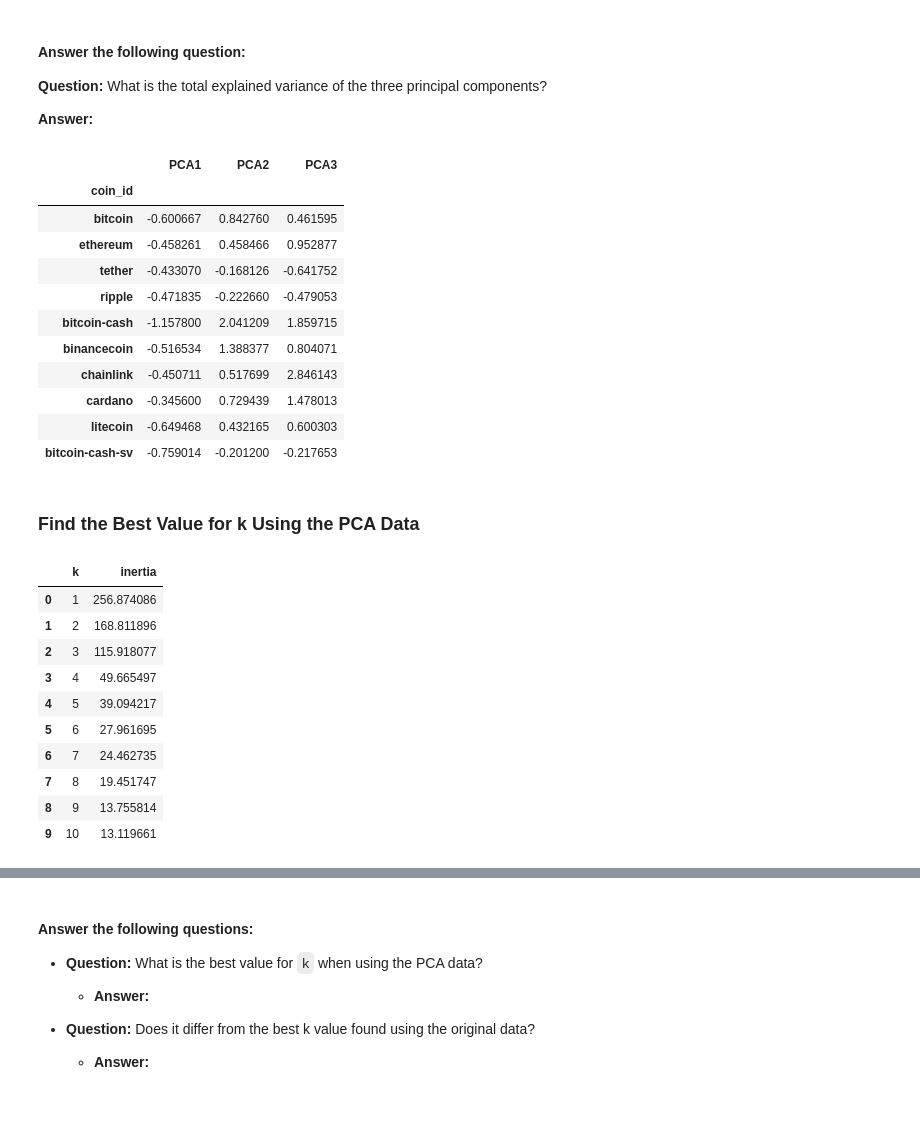
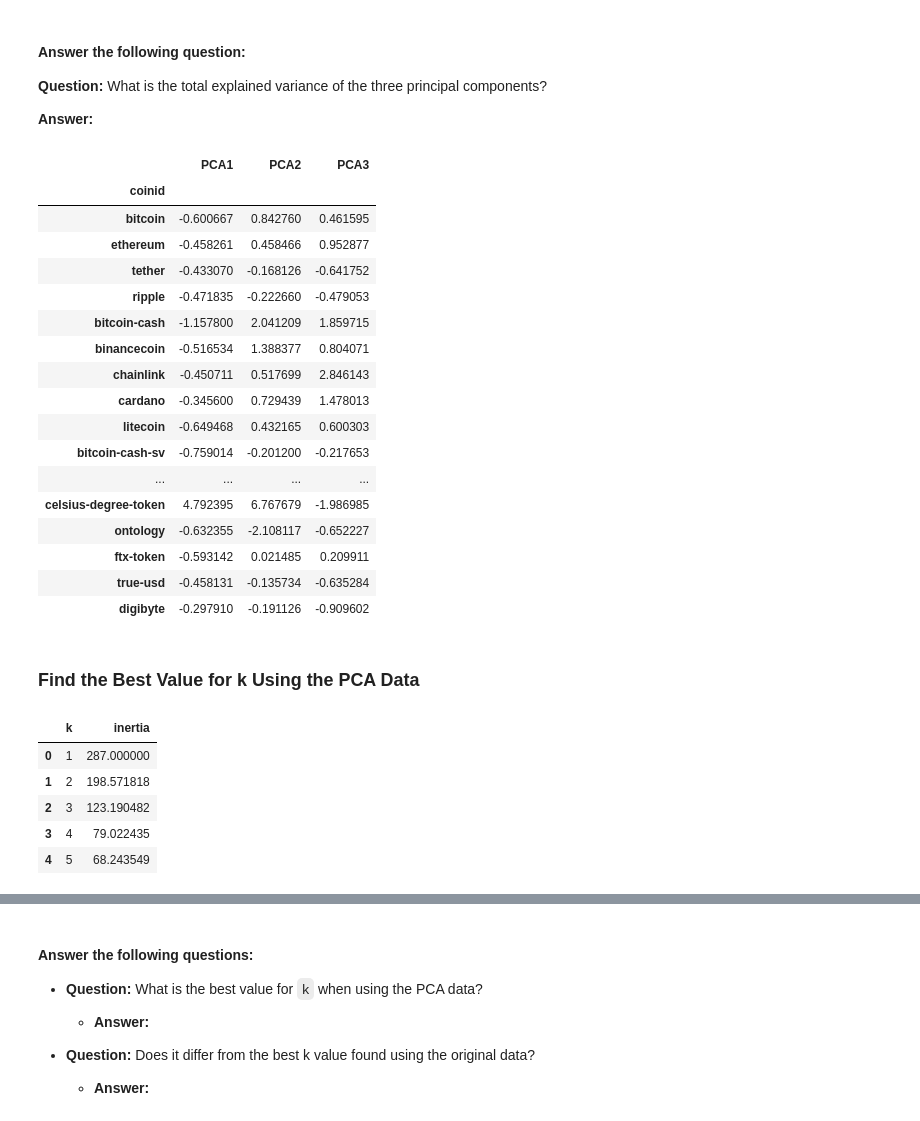
Before and after one commit to eporter13/CryptoClustering, a Jupyter notebook: Crypto_Clustering.ipynb, the cells around one changed output, grey strips where cells are left out. Cells and saved outputs as stored; diff of their text form; code cells hidden in the pictures.

```diff
--- a/Crypto_Clustering.ipynb
+++ b/Crypto_Clustering.ipynb
@@ -80,7 +67,9 @@ display(scaled_df)
 # %%
 # Create a list with the number of k-values to try
 # Use a range from 1 to 11
+
 k = list(range(1, 11))
+
 
 # Create an empty list to store the inertia values
 inertia = []
@@ -91,21 +80,18 @@ inertia = []
 # 2. Fit the model to the data using the scaled DataFrame
 # 3. Append the model.inertia_ to the inertia list
 for i in k:
-    model = KMeans(n_clusters=i, n_init='auto', random_state=1)
-    model.fit(scaled_df)
-    inertia.append(model.inertia_)
+    k_model = KMeans(n_clusters=i, n_init='auto', random_state=0)
+    k_model.fit(scaled_df)
+    inertia.append(k_model.inertia_)
 
 # Create a dictionary with the data to plot the Elbow curve
-elbow_data = {
-    "k": k,
-    "inertia": inertia
-}
+elbow_data = {"k": k, "inertia": inertia}
 
 # Create a DataFrame with the data to plot the Elbow curve
 df_elbow = pd.DataFrame(elbow_data)
 
 # Display the DataFrame
-df_elbow
+df_elbow.head()
 # %% [output]
 |  | k | inertia |
 | 0 | 1 | 287.000000 |
@@ -130,5 +120,6 @@ df_elbow
 ### Cluster Cryptocurrencies with K-means Using the Original Scaled Data.
 # %%
 # Initialize the K-Means model using the best value for k
+model = KMeans(n_clusters=4, n_init='auto', random_state=1)
 # %%
 # Fit the K-Means model using the scaled data
@@ -160,11 +169,13 @@ df_elbow
 ### Optimize Clusters with Principal Component Analysis.
 # %%
 # Create a PCA model instance and set `n_components=3`.
+pca3=PCA(n_components=3)
 # %%
 # Use the PCA model with `fit_transform` on the original scaled DataFrame to reduce to three principal components.
-
+pca_scaled = pca3.fit_transform(scaled_df)
 
 # View the first five rows of the DataFrame.
+pca_scaled[:5]
 # %% [output]
 array([[-0.60066733,  0.84276006,  0.46159457],
        [-0.45826071,  0.45846566,  0.95287678],
@@ -184,20 +196,24 @@ array([0.3719856 , 0.34700813, 0.17603793])
 # %%
 # Create a new DataFrame with the PCA data.
 # Note: The code for this step is provided for you
 
 # Creating a DataFrame with the PCA data
-
+pca_df = pd.DataFrame(
+    pca_scaled,
+    columns=["PCA1", "PCA2","PCA3"]
+)
 
 # Copy the crypto names from the original data
-
+pca_df['coinid'] = market_data_df.index
 
 # Set the coinid column as index
-
+pca_df.set_index('coinid', inplace=True)
 
 # Display sample data
+pca_df
 # %% [output]
 |  | PCA1 | PCA2 | PCA3 |
-| coin_id |  |  |  |
+| coinid |  |  |  |
 | bitcoin | -0.600667 | 0.842760 | 0.461595 |
 | ethereum | -0.458261 | 0.458466 | 0.952877 |
 | tether | -0.433070 | -0.168126 | -0.641752 |
@@ -208,42 +224,47 @@ array([0.3719856 , 0.34700813, 0.17603793])
 | cardano | -0.345600 | 0.729439 | 1.478013 |
 | litecoin | -0.649468 | 0.432165 | 0.600303 |
 | bitcoin-cash-sv | -0.759014 | -0.201200 | -0.217653 |
+| ... | ... | ... | ... |
+| celsius-degree-token | 4.792395 | 6.767679 | -1.986985 |
+| ontology | -0.632355 | -2.108117 | -0.652227 |
+| ftx-token | -0.593142 | 0.021485 | 0.209911 |
+| true-usd | -0.458131 | -0.135734 | -0.635284 |
+| digibyte | -0.297910 | -0.191126 | -0.909602 |
 # %% [markdown]
 ### Find the Best Value for k Using the PCA Data
 # %%
 # Create a list with the number of k-values to try
 # Use a range from 1 to 11
-
+k_pca = list(range(1, 11))
 
 # Create an empty list to store the inertia values
-
+inertia_pca = []
 
 # Create a for loop to compute the inertia with each possible value of k
 # Inside the loop:
 # 1. Create a KMeans model using the loop counter for the n_clusters
 # 2. Fit the model to the data using PCA DataFrame.
 # 3. Append the model.inertia_ to the inertia list
-
+for i in k_pca:
+    k_model_pca = KMeans(n_clusters=i, n_init='auto', random_state=0)
+    k_model_pca.fit(pca_df)
+    inertia_pca.append(k_model.inertia_)
 
 # Create a dictionary with the data to plot the Elbow curve
-
+elbow_data_pca = {"k": k, "inertia": inertia}
 
 # Create a DataFrame with the data to plot the Elbow curve
-
+df_elbow_pca = pd.DataFrame(elbow_data)
 
 # Display the DataFrame
+df_elbow_pca.head()
 # %% [output]
 |  | k | inertia |
-| 0 | 1 | 256.874086 |
-| 1 | 2 | 168.811896 |
-| 2 | 3 | 115.918077 |
-| 3 | 4 | 49.665497 |
-| 4 | 5 | 39.094217 |
-| 5 | 6 | 27.961695 |
-| 6 | 7 | 24.462735 |
-| 7 | 8 | 19.451747 |
-| 8 | 9 | 13.755814 |
-| 9 | 10 | 13.119661 |
+| 0 | 1 | 287.000000 |
+| 1 | 2 | 198.571818 |
+| 2 | 3 | 123.190482 |
+| 3 | 4 | 79.022435 |
+| 4 | 5 | 68.243549 |
 # %%
 # Plot a line chart with all the inertia values computed with
 # the different values of k to visually identify the optimal value for k.
```
Also changed, not shown: parts of 20 cells of this notebook.
